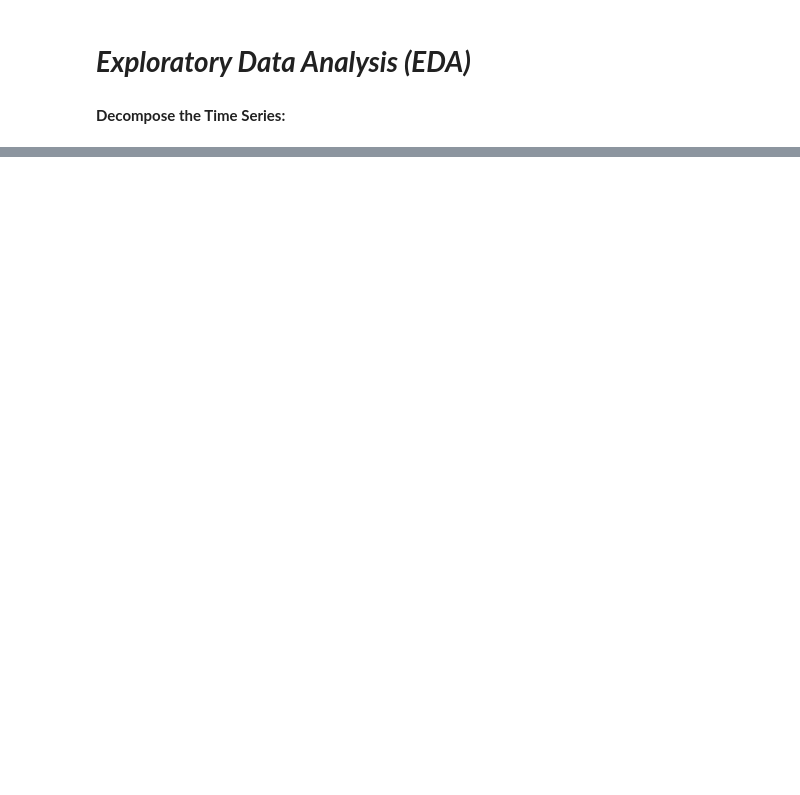
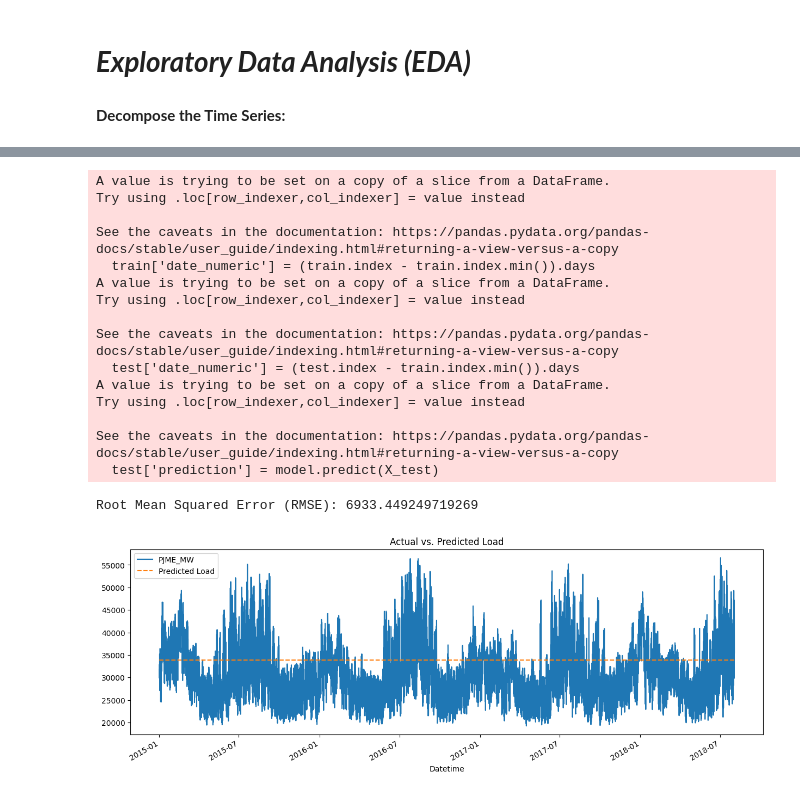
Before and after one commit to Apurva1205/Data-Science, a Jupyter notebook: time-series-forecasting-for-energy-consumption.ipynb, the cells around one changed output, grey strips where cells are left out. Cells and saved outputs as stored; diff of their text form; code cells hidden in the pictures; blank space fills up the shorter version.

```diff
--- a/time-series-forecasting-for-energy-consumption.ipynb
+++ b/time-series-forecasting-for-energy-consumption.ipynb
@@ -165,0 +201,49 @@ plt.show()
+# %%
+import xgboost as xgb
+from sklearn.metrics import mean_squared_error
+
+# Convert the date index to numerical representation (e.g., days since the start)
+train['date_numeric'] = (train.index - train.index.min()).days
+test['date_numeric'] = (test.index - train.index.min()).days
+
+# Create an XGBoost regressor instance (you can tune hyperparameters)
+model = xgb.XGBRegressor()
+
+# Train the model on the training data
+X_train = train['date_numeric'].values.reshape(-1, 1)
+y_train = train['PJME_MW']
+model.fit(X_train, y_train)
+
+# Make predictions on the test set
+X_test = test['date_numeric'].values.reshape(-1, 1)
+test['prediction'] = model.predict(X_test)
+
+# Calculate RMSE as an example of evaluation metric
+rmse = mean_squared_error(test['PJME_MW'], test['prediction'], squared=False)
+print("Root Mean Squared Error (RMSE):", rmse)
+
+# Visualization (plot actual vs. predicted)
+fig, ax = plt.subplots(figsize=(15, 5))
+test[['PJME_MW']].plot(ax=ax, label='Actual Load')
+test['prediction'].plot(ax=ax, label='Predicted Load', linestyle='--')
+ax.legend()
+plt.title('Actual vs. Predicted Load')
+plt.show()
+# %% [output]
+A value is trying to be set on a copy of a slice from a DataFrame.
+Try using .loc[row_indexer,col_indexer] = value instead
+
+See the caveats in the documentation: https://pandas.pydata.org/pandas-docs/stable/user_guide/indexing.html#returning-a-view-versus-a-copy
+  train['date_numeric'] = (train.index - train.index.min()).days
+A value is trying to be set on a copy of a slice from a DataFrame.
+Try using .loc[row_indexer,col_indexer] = value instead
+
+See the caveats in the documentation: https://pandas.pydata.org/pandas-docs/stable/user_guide/indexing.html#returning-a-view-versus-a-copy
+  test['date_numeric'] = (test.index - train.index.min()).days
+A value is trying to be set on a copy of a slice from a DataFrame.
+Try using .loc[row_indexer,col_indexer] = value instead
+
+See the caveats in the documentation: https://pandas.pydata.org/pandas-docs/stable/user_guide/indexing.html#returning-a-view-versus-a-copy
+  test['prediction'] = model.predict(X_test)
+Root Mean Squared Error (RMSE): 6933.449249719269
+[figure, added]
```
Also changed, not shown: parts of 10 cells of this notebook.
